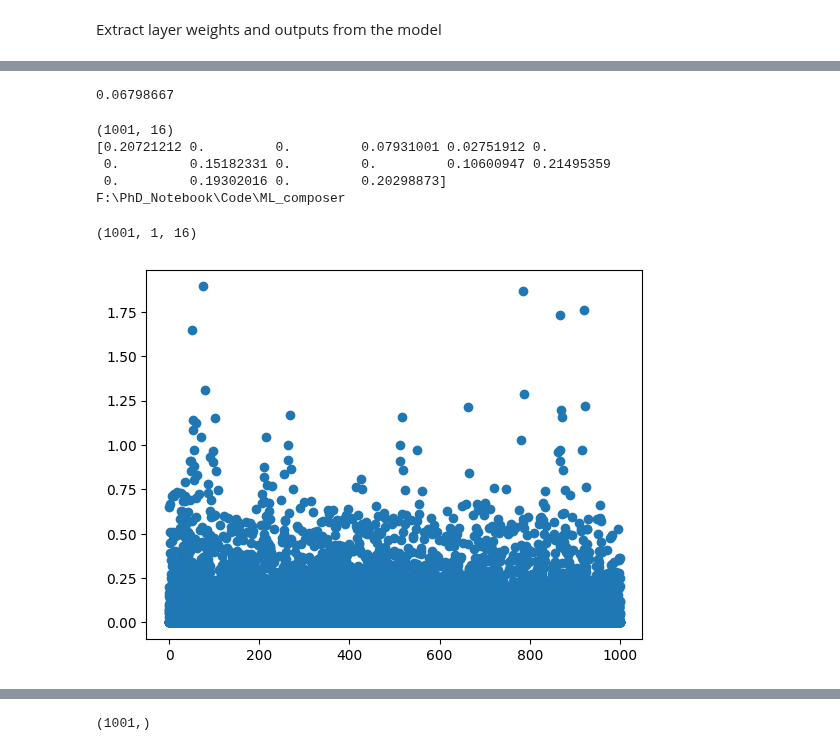
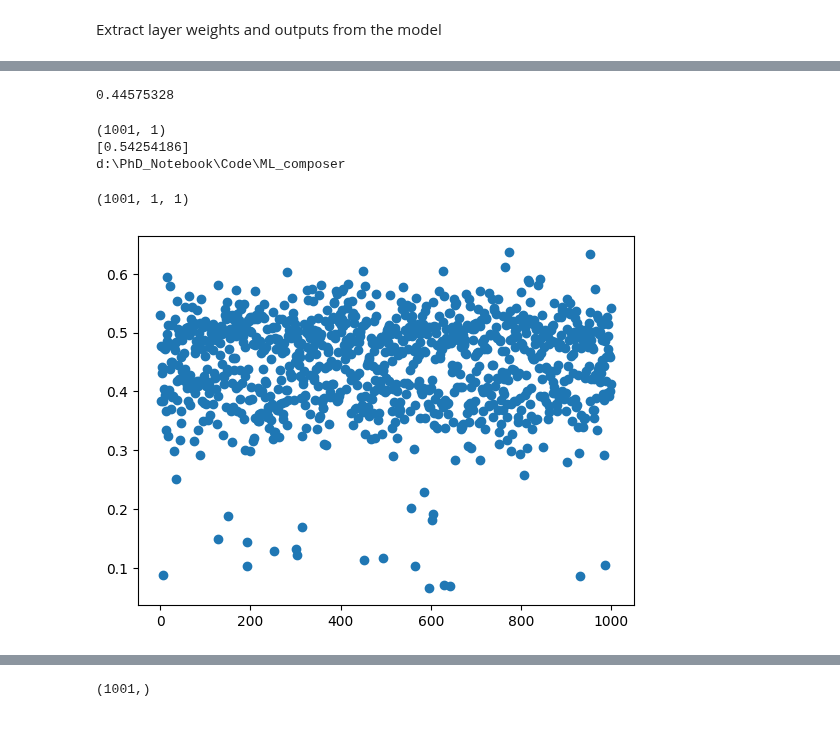
Before and after one commit to CCS-voidBird/PhD_Notebook, a Jupyter notebook: Code/ML_composer/Shap_Model_Interpretation.ipynb, the cells around one changed output, grey strips where cells are left out. Drawn from its saved outputs; the diff is of its cells as text; code cells hidden in the pictures.

```diff
--- a/Code/ML_composer/Shap_Model_Interpretation.ipynb
+++ b/Code/ML_composer/Shap_Model_Interpretation.ipynb
@@ -14,9 +14,10 @@ Use `tf.config.run_functions_eagerly` instead of the experimental version.
 # %%
 #user_profile = "E:/learning resource/"
 user_profile = "C:/Users/uqcche32/"
-#user_profile = "D:/"
+user_profile = "D:/"
 
 Model_series = "MultiLevel/Densely/MultiLevel_Attention_1Head16eb16LC1LB_1000BayesRsSNP_v1_mse_pcaIndex"
+#Model_series = "MultiLevel/MultiLevel_Attention_1Head16eb16LC10LB_pcaIndex"
 Model_path = user_profile+"OneDrive - The University of Queensland/PhD/HPC_Results/Sugarcane_disease/ML/" + Model_series
 #Model_path = "F:/PhD_Notebook/Code/ML_composer/"
 #Model_path = "H:/ML_archive/test_model"
@@ -89,4 +91,5 @@ array([[5.7223463]], dtype=float32)
 Extract layer weights and outputs from the model
 # %%
 intermediate_layer_model = tf.keras.Model(inputs=model.input,
-                                         outputs=model.layers[5].output)
+                                         outputs=model.layers[7].output)
+print(model.layers[6].name )
@@ -107,11 +112,12 @@ print(attention.shape)
 # %%
-attention = tf.reshape(attention,(1001, 1, 16))
+x,y,z,d = attention.shape
+attention = tf.reshape(attention,(z,x,d))
 # %%
 mean_SNP_attention = attention
 #mean_SNP_attention = tf.reduce_mean(SNP_attention,axis=2)
 mean_SNP_attention.shape
 #mean_SNP_attention =np.array(tf.reshape(mean_SNP_attention,(26080,))) #np.array(tf.reshape(mean_SNP_attention,(26080*32,)))
-mean_SNP_attention =np.array(tf.reshape(mean_SNP_attention,(1001,16)))
+mean_SNP_attention =np.array(tf.reshape(mean_SNP_attention,(z,d)))
 # %%
 import matplotlib.pyplot as plt
 import math
@@ -119,25 +125,23 @@ import math
 np.mean(mean_SNP_attention)
 #mean_SNP_attention = tf.reduce_sum(mean_SNP_attention,axis=-1)
 # %% [output]
-0.06798667
+0.44575328
 # %%
 print(mean_SNP_attention.shape)
 print(mean_SNP_attention[-1])
 print(os.getcwd())
 # %% [output]
-(1001, 16)
-[0.20721212 0.         0.         0.07931001 0.02751912 0.
- 0.         0.15182331 0.         0.         0.10600947 0.21495359
- 0.         0.19302016 0.         0.20298873]
-F:\PhD_Notebook\Code\ML_composer
+(1001, 1)
+[0.54254186]
+d:\PhD_Notebook\Code\ML_composer
 # %%
 print(attention.shape)
 #plt.scatter(x=np.tile(np.arange(0,26080),1),y=abs(mean_SNP_attention))
-plt.scatter(x=np.tile(np.arange(0,1001),16),y=mean_SNP_attention)
+plt.scatter(x=np.tile(np.arange(0,z),d),y=mean_SNP_attention)
 np.savetxt("smut1_attentions_freq.csv",mean_SNP_attention,delimiter="\t")
 # %% [output]
-(1001, 1, 16)
+(1001, 1, 1)
-[figure, old version]
+[figure, new version]
 # %%
 intermediate_conv1 = tf.keras.Model(inputs=model.input,
                                          outputs=model.layers[7].output)
```
Also changed, not shown: parts of 13 cells of this notebook, 3 other files.
